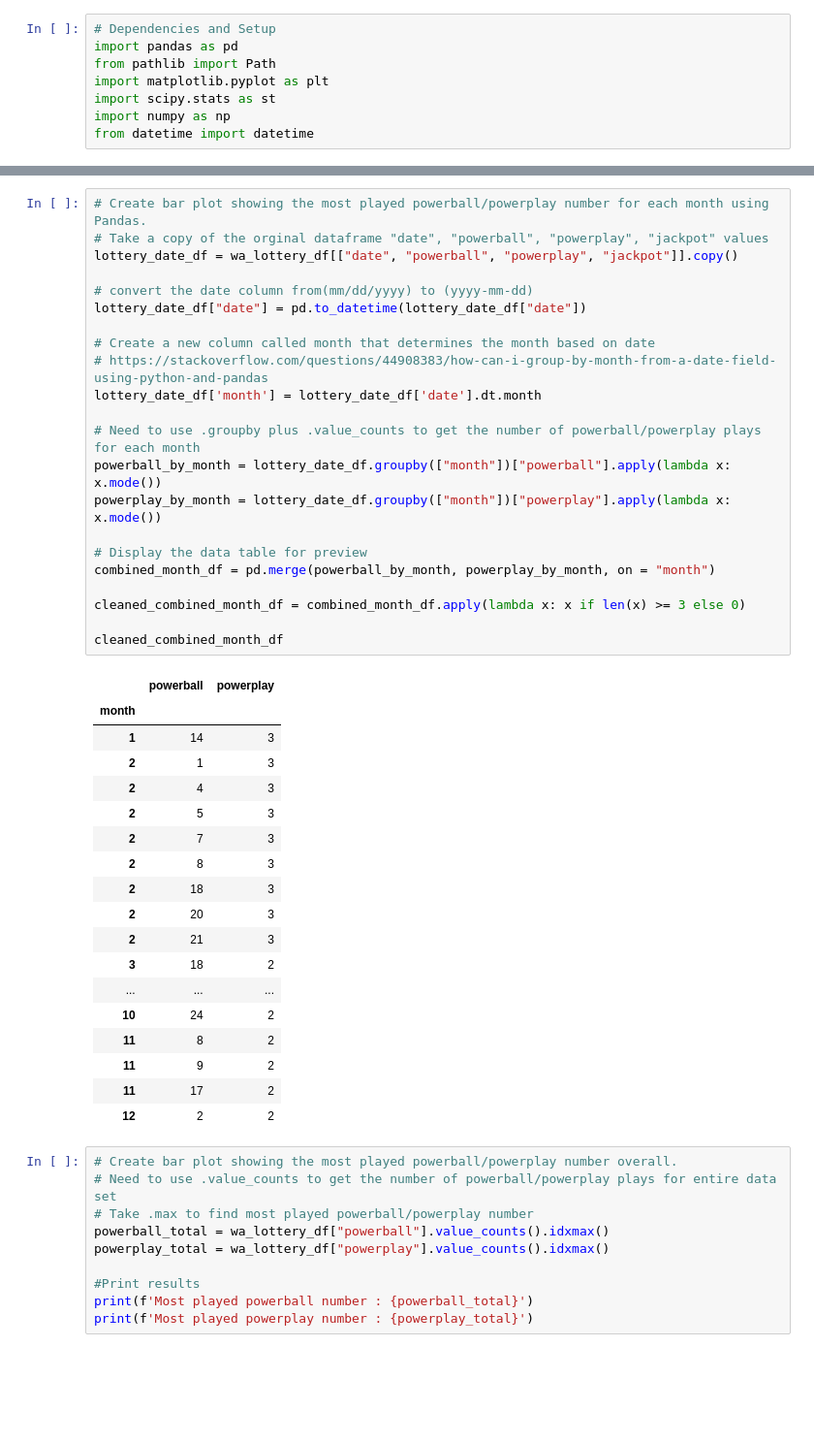
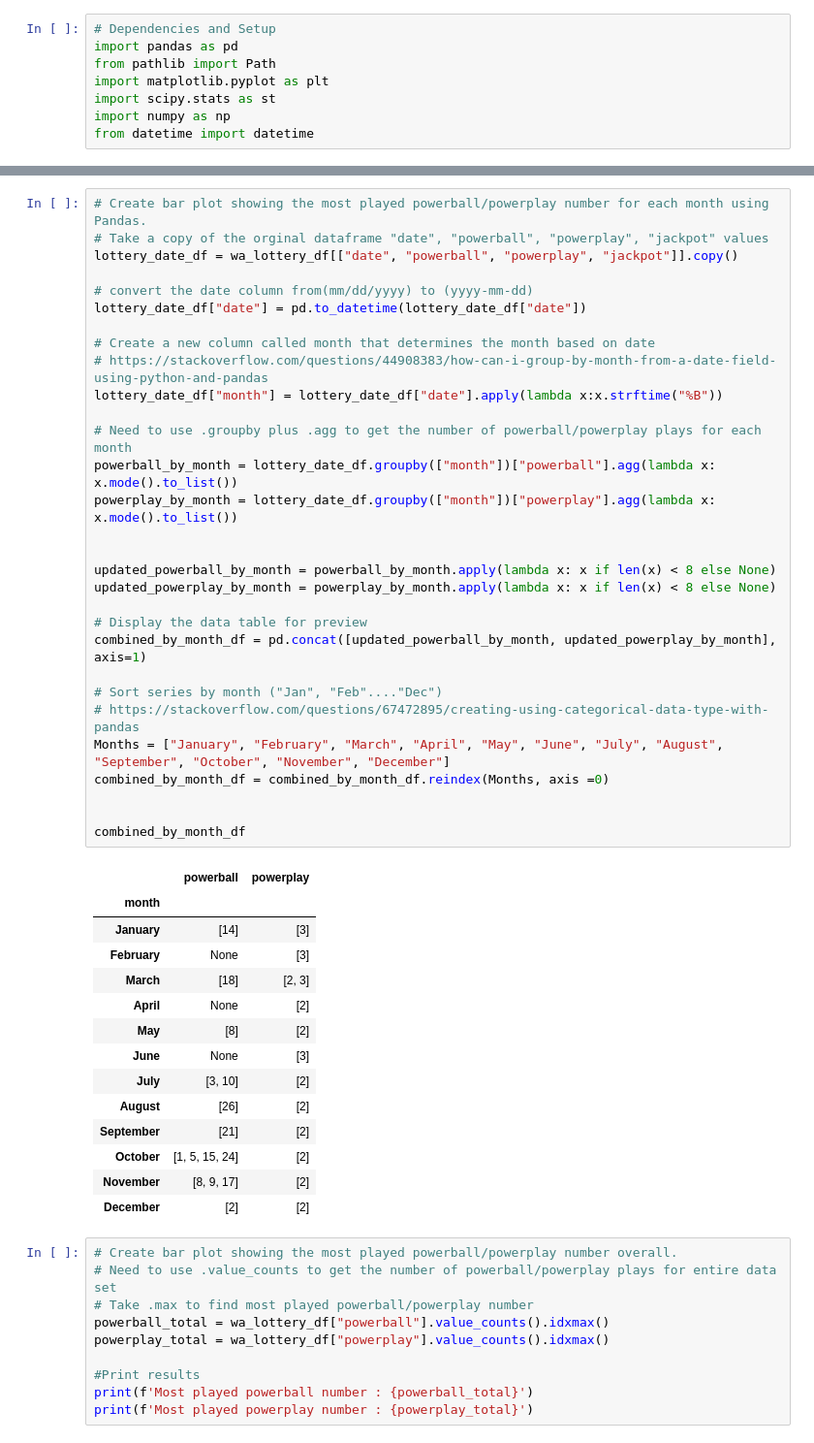
Before and after one commit to JLaydeJ/Project_1, a Jupyter notebook: Project_1_2021.ipynb, the cells around one changed output, grey strips where cells are left out. Shown at 97% size. Cells and saved outputs as stored; diff of their text form; blank space fills up the shorter version.

```diff
--- a/Project_1_2021.ipynb
+++ b/Project_1_2021.ipynb
@@ -49,44 +46,48 @@ combined_df["powerball"].plot(kind = "barh")
 # %%
 # Create bar plot showing the most played powerball/powerplay number for each month using Pandas.
 # Take a copy of the orginal dataframe "date", "powerball", "powerplay", "jackpot" values
 lottery_date_df = wa_lottery_df[["date", "powerball", "powerplay", "jackpot"]].copy()
 
 # convert the date column from(mm/dd/yyyy) to (yyyy-mm-dd)
 lottery_date_df["date"] = pd.to_datetime(lottery_date_df["date"])
 
 # Create a new column called month that determines the month based on date
 # https://stackoverflow.com/questions/44908383/how-can-i-group-by-month-from-a-date-field-using-python-and-pandas
-lottery_date_df['month'] = lottery_date_df['date'].dt.month
+lottery_date_df["month"] = lottery_date_df["date"].apply(lambda x:x.strftime("%B"))
 
-# Need to use .groupby plus .value_counts to get the number of powerball/powerplay plays for each month
-powerball_by_month = lottery_date_df.groupby(["month"])["powerball"].apply(lambda x: x.mode())
-powerplay_by_month = lottery_date_df.groupby(["month"])["powerplay"].apply(lambda x: x.mode())
+# Need to use .groupby plus .agg to get the number of powerball/powerplay plays for each month
+powerball_by_month = lottery_date_df.groupby(["month"])["powerball"].agg(lambda x: x.mode().to_list())
+powerplay_by_month = lottery_date_df.groupby(["month"])["powerplay"].agg(lambda x: x.mode().to_list())
+
+
+updated_powerball_by_month = powerball_by_month.apply(lambda x: x if len(x) < 8 else None)
+updated_powerplay_by_month = powerplay_by_month.apply(lambda x: x if len(x) < 8 else None)
 
 # Display the data table for preview
-combined_month_df = pd.merge(powerball_by_month, powerplay_by_month, on = "month")
+combined_by_month_df = pd.concat([updated_powerball_by_month, updated_powerplay_by_month], axis=1)
 
-cleaned_combined_month_df = combined_month_df.apply(lambda x: x if len(x) >= 3 else 0)
+# Sort series by month ("Jan", "Feb"...."Dec")
+# https://stackoverflow.com/questions/67472895/creating-using-categorical-data-type-with-pandas
+Months = ["January", "February", "March", "April", "May", "June", "July", "August", "September", "October", "November", "December"]
+combined_by_month_df = combined_by_month_df.reindex(Months, axis =0)
 
-cleaned_combined_month_df
+
+combined_by_month_df
 # %% [output]
 |  | powerball | powerplay |
 | month |  |  |
-| 1 | 14 | 3 |
-| 2 | 1 | 3 |
-| 2 | 4 | 3 |
-| 2 | 5 | 3 |
-| 2 | 7 | 3 |
-| 2 | 8 | 3 |
-| 2 | 18 | 3 |
-| 2 | 20 | 3 |
-| 2 | 21 | 3 |
-| 3 | 18 | 2 |
-| ... | ... | ... |
-| 10 | 24 | 2 |
-| 11 | 8 | 2 |
-| 11 | 9 | 2 |
-| 11 | 17 | 2 |
-| 12 | 2 | 2 |
+| January | [14] | [3] |
+| February | None | [3] |
+| March | [18] | [2, 3] |
+| April | None | [2] |
+| May | [8] | [2] |
+| June | None | [3] |
+| July | [3, 10] | [2] |
+| August | [26] | [2] |
+| September | [21] | [2] |
+| October | [1, 5, 15, 24] | [2] |
+| November | [8, 9, 17] | [2] |
+| December | [2] | [2] |
 # %%
 # Create bar plot showing the most played powerball/powerplay number overall.
 # Need to use .value_counts to get the number of powerball/powerplay plays for entire data set
```
Also changed, not shown: parts of 3 cells of this notebook.
